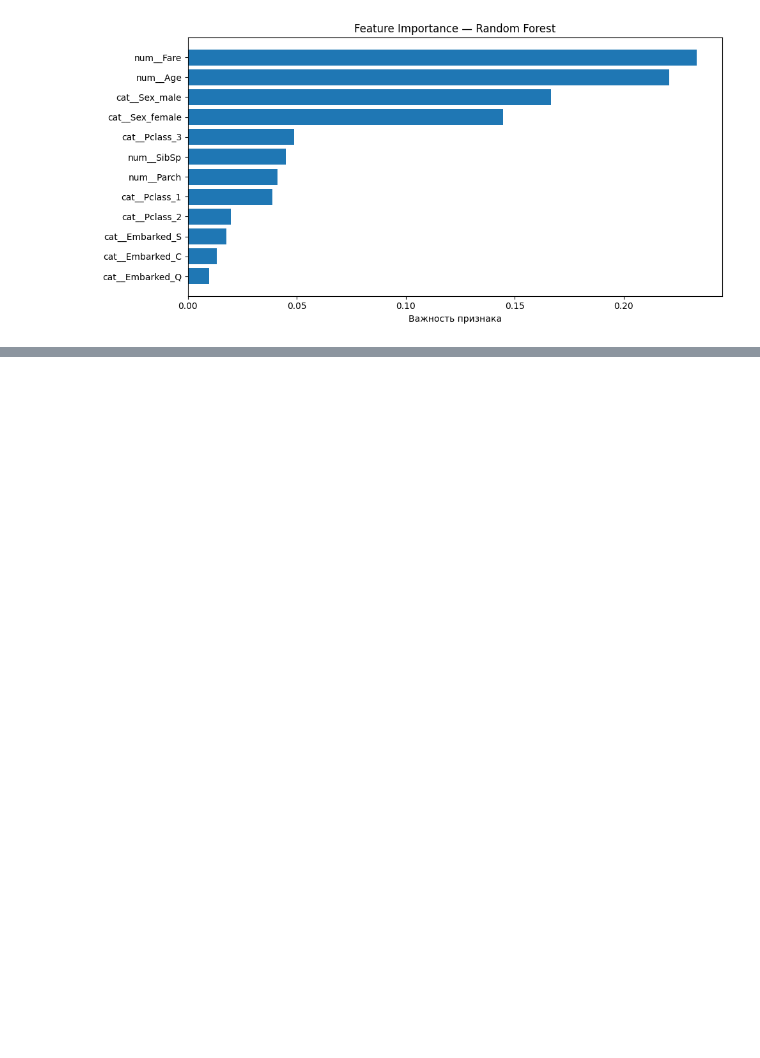
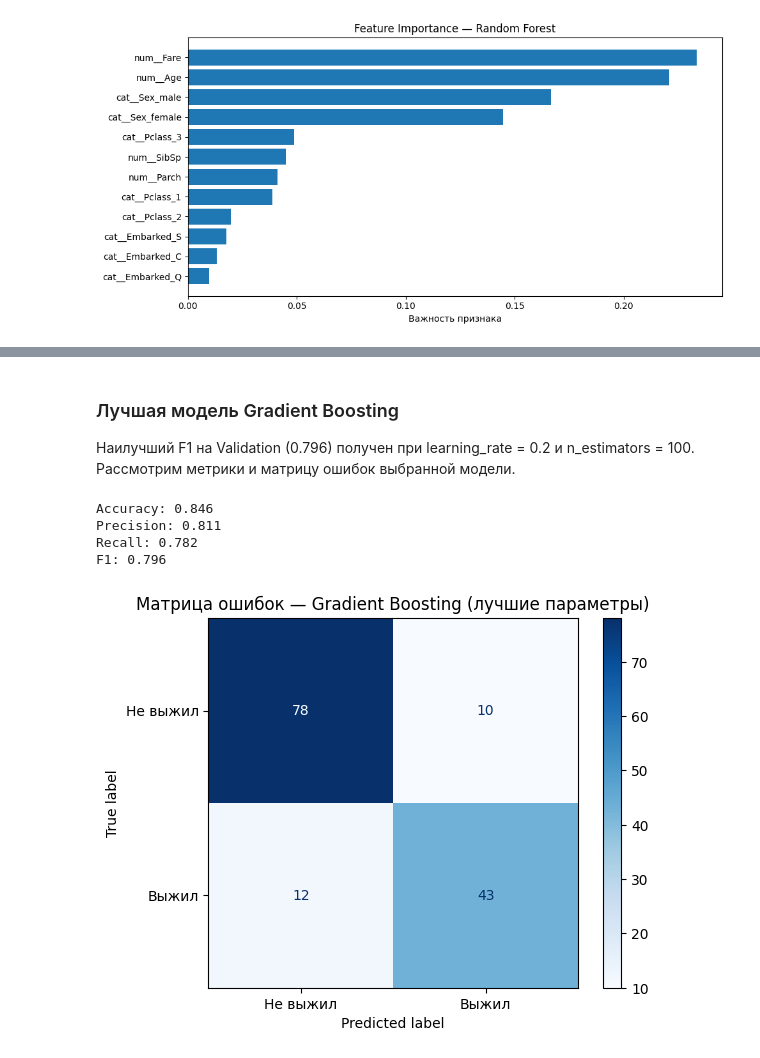
Before and after one commit to stdt106/ml_course_mai, a Jupyter notebook: lab02/lab02.ipynb, the cells around one changed output, grey strips where cells are left out. Cells and saved outputs as stored; diff of their text form; code cells hidden in the pictures; blank space fills up the shorter version.

Commit message:
Сравнил модели классификации и изучил ошибки

```diff
--- a/lab02/lab02.ipynb
+++ b/lab02/lab02.ipynb
@@ -662,0 +783,37 @@ plt.show()
+# %% [markdown]
+
+### Лучшая модель Gradient Boosting
+
+Наилучший F1 на Validation (0.796) получен при learning_rate = 0.2 и n_estimators = 100. Рассмотрим метрики и матрицу ошибок выбранной модели.
+# %%
+best_boosting = GradientBoostingClassifier(
+    n_estimators=100,
+    learning_rate=0.2,
+    random_state=42
+)
+
+best_boosting.fit(X_fit_processed, y_fit)
+
+y_pred_best_boosting = best_boosting.predict(X_val_processed)
+
+print("Accuracy:", round(accuracy_score(y_val, y_pred_best_boosting), 3))
+print("Precision:", round(precision_score(y_val, y_pred_best_boosting), 3))
+print("Recall:", round(recall_score(y_val, y_pred_best_boosting), 3))
+print("F1:", round(f1_score(y_val, y_pred_best_boosting), 3))
+
+ConfusionMatrixDisplay.from_predictions(
+    y_val,
+    y_pred_best_boosting,
+    labels=[0, 1],
+    display_labels=["Не выжил", "Выжил"],
+    cmap="Blues"
+)
+
+plt.title("Матрица ошибок — Gradient Boosting (лучшие параметры)")
+plt.show()
+# %% [output]
+Accuracy: 0.846
+Precision: 0.811
+Recall: 0.782
+F1: 0.796
+[figure, added]
```
Also changed, not shown: parts of 28 cells of this notebook.
